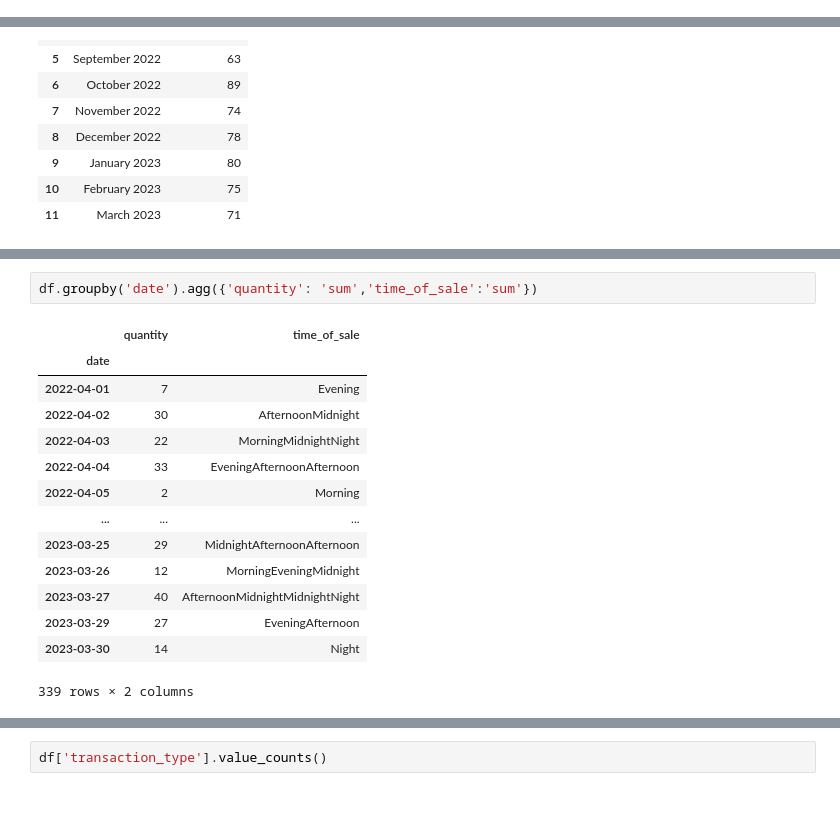
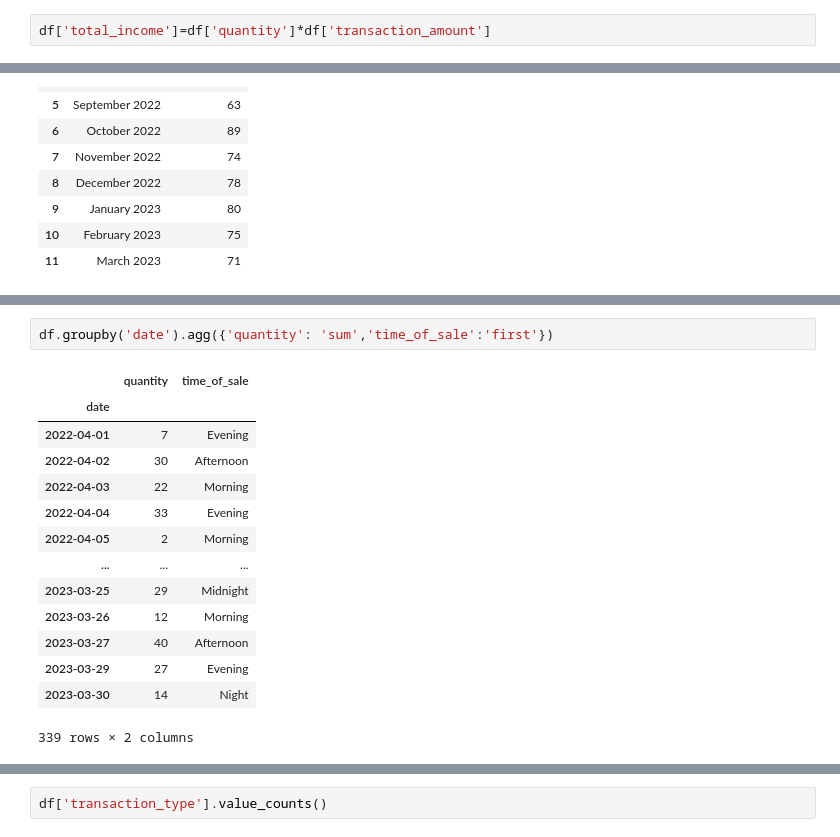
Before and after one commit to BuhLah12/EDA, a Jupyter notebook: a.ipynb, the cells around one changed output, grey strips where cells are left out. Cells and saved outputs as stored; diff of their text form; blank space fills up the shorter version.

```diff
--- a/a.ipynb
+++ b/a.ipynb
@@ -38,3 +38,5 @@ df
 | 994 | 995 | 6/18/2022 | Sugarcane juice | Beverages | 25 | 1 | 25 | Online | ... |
 | 999 | 1000 | 5/29/2022 | Aalopuri | Fastfood | 20 | 3 | 60 | Online | ... |
 893 rows × 10 columns
+# %%
+df['total_income']=df['quantity']*df['transaction_amount']
@@ -194,17 +214,17 @@ Name: quantity, Length: 339, dtype: int64
 # %%
-df.groupby('date').agg({'quantity': 'sum','time_of_sale':'sum'})
+df.groupby('date').agg({'quantity': 'sum','time_of_sale':'first'})
 # %% [output]
 |  | quantity | time_of_sale |
 | date |  |  |
 | 2022-04-01 | 7 | Evening |
-| 2022-04-02 | 30 | AfternoonMidnight |
-| 2022-04-03 | 22 | MorningMidnightNight |
-| 2022-04-04 | 33 | EveningAfternoonAfternoon |
+| 2022-04-02 | 30 | Afternoon |
+| 2022-04-03 | 22 | Morning |
+| 2022-04-04 | 33 | Evening |
 | 2022-04-05 | 2 | Morning |
 | ... | ... | ... |
-| 2023-03-25 | 29 | MidnightAfternoonAfternoon |
-| 2023-03-26 | 12 | MorningEveningMidnight |
-| 2023-03-27 | 40 | AfternoonMidnightMidnightNight |
-| 2023-03-29 | 27 | EveningAfternoon |
+| 2023-03-25 | 29 | Midnight |
+| 2023-03-26 | 12 | Morning |
+| 2023-03-27 | 40 | Afternoon |
+| 2023-03-29 | 27 | Evening |
 | 2023-03-30 | 14 | Night |
 339 rows × 2 columns
```
Also changed, not shown: parts of 16 cells of this notebook.
